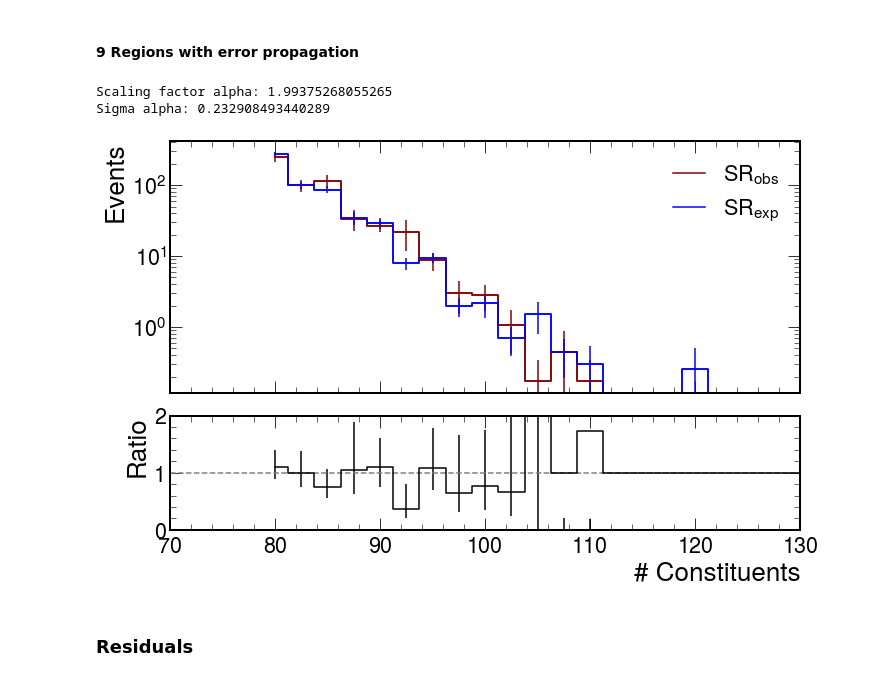
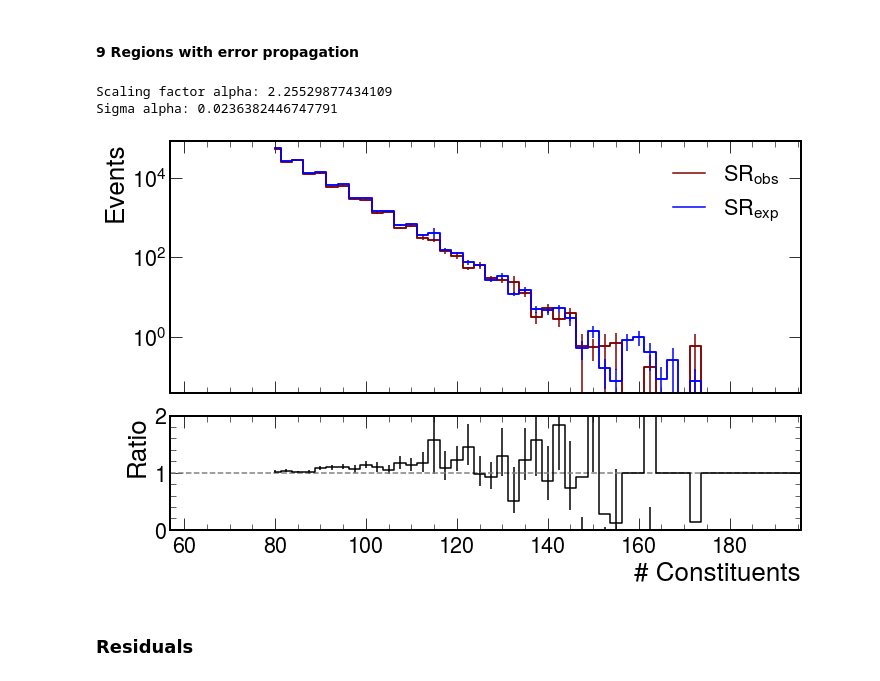
Before and after one commit to SUEPPhysics/SUEPCoffea_dask, a Jupyter notebook: plotting/plot.ipynb, the cells around one changed output. Cells and saved outputs as stored; diff of their text form; code cells hidden in the pictures.

```diff
--- a/plotting/plot.ipynb
+++ b/plotting/plot.ipynb
@@ -689,39 +689,39 @@ plt.savefig(output_label+"ABCD_9regions_"+plot_label+file_ext)
 # %% [markdown]
 #### 9 Regions with error propagation
 # %%
-plot_label = '2D_ISR_S1_vs_ISR_nconst_ClusterInverted'
+plot_label = '2D_SUEP_S1_vs_SUEP_nconst_Cluster'
 abcd = plots['QCD_HT_allyears'][plot_label]
 
 # 2D_SUEP_S1_vs_SUEP_nconst_Cluster
 # 2D_ISR_S1_vs_ISR_nconst_ClusterInverted
 xregions = [0.35j, 0.4j, 0.5j, 1.0j]
 yregions = [10j, 40j, 80j, 300j]
 
 # 2D_SUEP_S1_vs_SUEP_nconst_Cluster
 # 2D_ISR_S1_vs_ISR_nconst_ClusterInverted
 # xregions = [0.35j, 0.4j, 0.5j, 1.0j]
 # yregions = [20j, 40j, 60j, 300j]
 
 # 2D_ISR_S1_ISR_nconst_CL
 # xregions = [0.35j, 0.4j, 0.5j, 1.0j]
 # yregions = [0.0j, 30j, 60j, 300j]
 
 # 2D_SUEP_S1_SUEP_nconst_CL (scouting)
 # xregions = [0.35j, 0.4j, 0.5j, 1.0j]
 # yregions = [10.0j, 35j, 60j, 300j]
 
 SR, SR_exp, alpha, sigma_alpha = ABCD_9regions_errorProp(abcd, xregions, yregions, sum_var='x')
 
 print("Scaling factor alpha:", alpha)
 print("Sigma alpha:", sigma_alpha)
 
 # use the custom plot_ratio
 # the hist implementation used elsewhere in the notebook doesn't use the
 # errors in the hists' bins to calculate the errors in the ratio plot
 fig, axs, _ = plot_ratio(SR_exp, SR, label1="$SR_{obs}$", label2="$SR_{exp}$")
 _ = axs[1].set_ylim(0,2)
 _ = axs[0].legend()
 # %% [output]
-Scaling factor alpha: 1.99375268055265
-Sigma alpha: 0.232908493440289
+Scaling factor alpha: 2.25529877434109
+Sigma alpha: 0.0236382446747791
-[figure, old version]
+[figure, new version]
```
Also changed, not shown: parts of 5 cells of this notebook.
